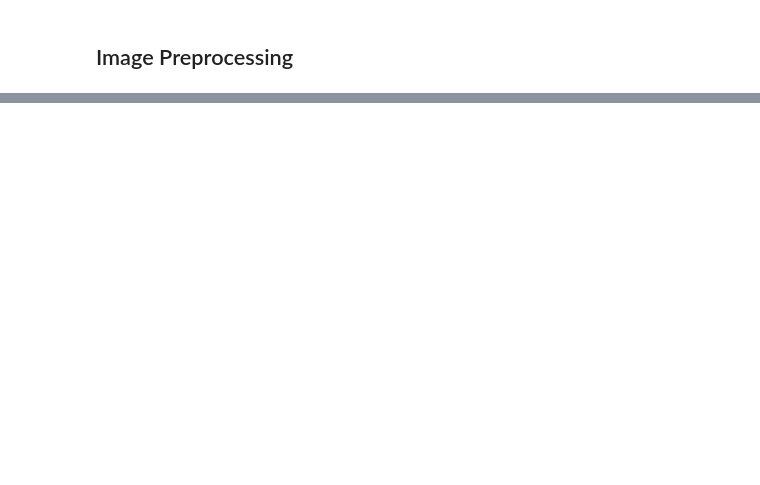
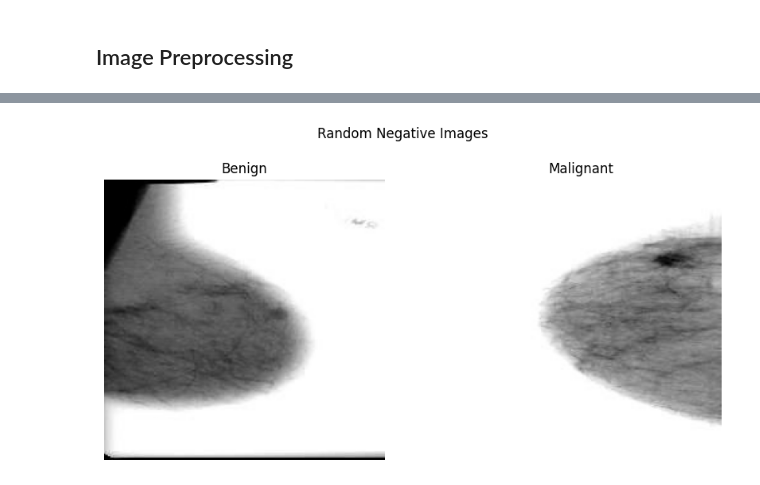
Before and after one commit to psypherion/pinn-bcd, a Jupyter notebook: processor/test.ipynb, the cells around one changed output, grey strips where cells are left out. Cells and saved outputs as stored; diff of their text form; code cells hidden in the pictures; blank space fills up the shorter version.

Commit message:
update before backend

```diff
--- a/processor/test.ipynb
+++ b/processor/test.ipynb
@@ -892,0 +1051,35 @@ os.makedirs(pwd, exist_ok=True)
+# %%
+#Verifies that negative images were correctly processed
+#Ensures the images are properly stored in their respective directories (0 = Benign, 1 = Malignant)
+#Helps identify errors or incorrect image transformations
+#Useful for sanity checks before training ResNet50 on negative images
+
+import random
+
+
+# Function to display one random sample image from each category
+def display_random_samples(output_dir, subdirs):
+    plt.figure(figsize=(10, 5))
+
+    for subdir in subdirs:
+        current_dir = os.path.join(output_dir, subdir)
+        sample_files = os.listdir(current_dir)
+
+        # Select a random file from the list
+        if sample_files:  # Check if there are any files
+            random_file = random.choice(sample_files)
+            file_path = os.path.join(current_dir, random_file)
+            image = cv2.imread(file_path, cv2.IMREAD_GRAYSCALE)  # Read in grayscale for display
+
+            plt.subplot(1, 2, int(subdir) + 1)
+            plt.imshow(image, cmap='gray')
+            plt.title('Benign' if subdir == '0' else 'Malignant')
+            plt.axis('off')
+
+    plt.suptitle('Random Negative Images')
+    plt.show()
+
+# Display one random sample from the output directory
+display_random_samples(Neg_dir, subdirs)
+# %% [output]
+[figure, added]
```
Also changed, not shown: parts of 28 cells of this notebook, 6 other files.
